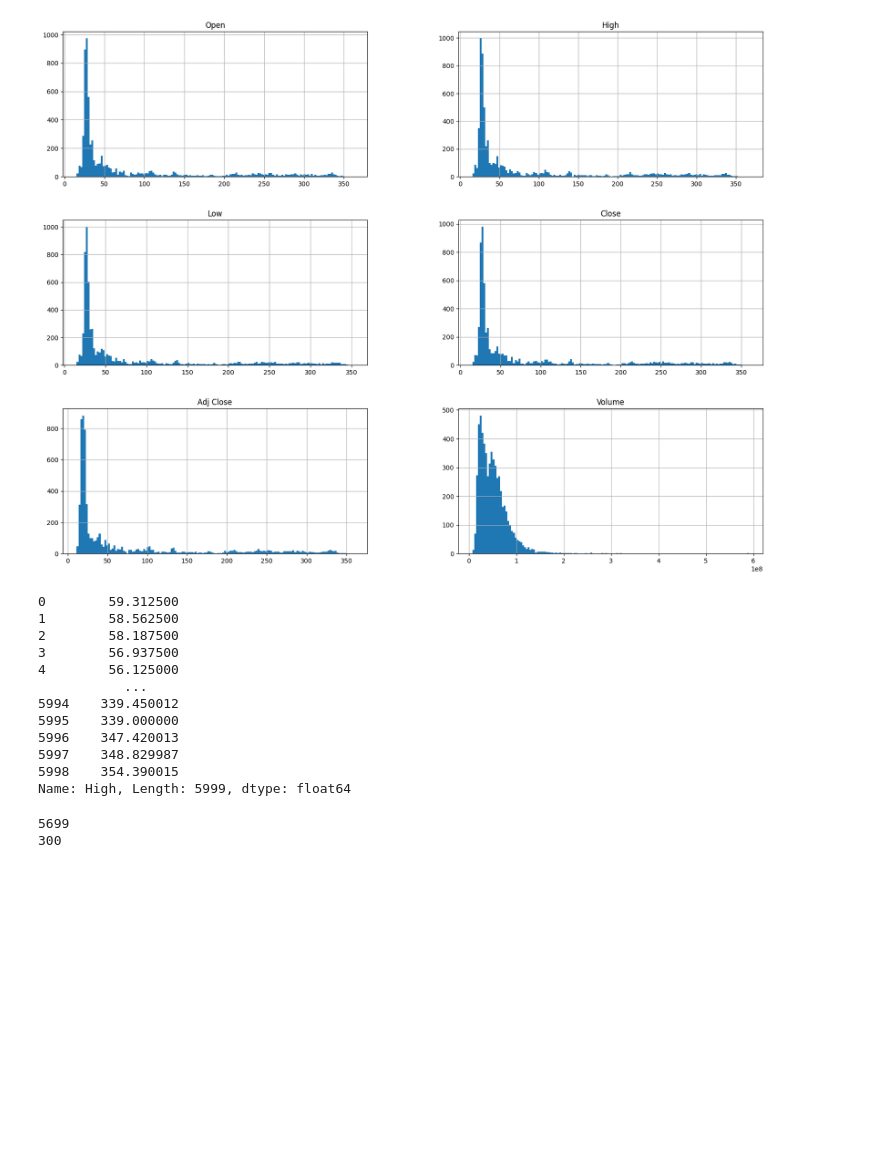
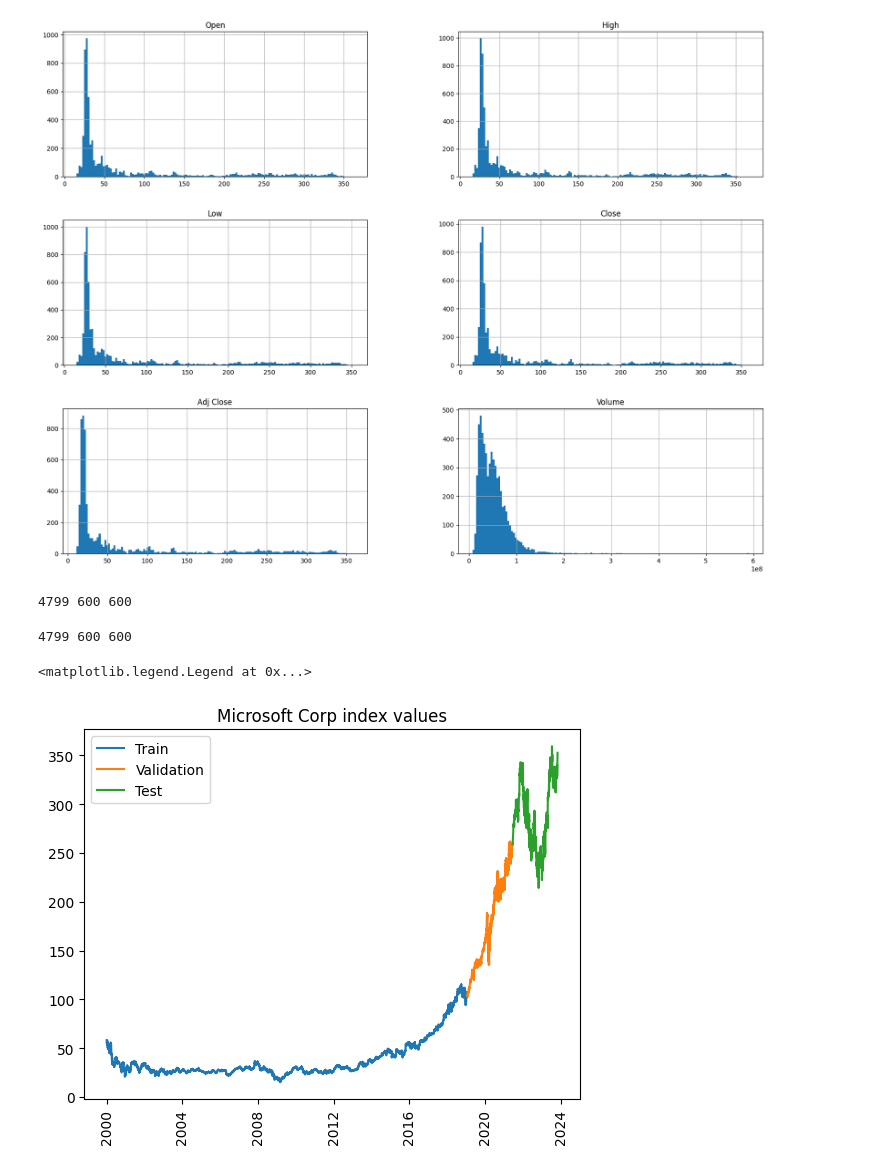
Before and after one commit to KaneZhao/deep-learning-assignments, a Jupyter notebook: assignment3/Assignment3.ipynb, the cells around one changed output. Saved outputs shown, nothing was run; the diff lists cells and outputs as text; code cells hidden in the pictures; blank space fills up the shorter version.

```diff
--- a/assignment3/Assignment3.ipynb
+++ b/assignment3/Assignment3.ipynb
@@ -59,36 +97,35 @@ data.hist(bins = 150, figsize = (20,15))
 plt.show()
 # %% [output]
 [figure]
-# %%
-df1 = data['High']
-df1
-# %% [output]
-0        59.312500
-1        58.562500
-2        58.187500
-3        56.937500
-4        56.125000
-           ...
-5994    339.450012
-5995    339.000000
-5996    347.420013
-5997    348.829987
-5998    354.390015
-Name: High, Length: 5999, dtype: float64
+# %%
+# df = data.drop([ 'Adj Close'], axis = 1).copy()
+df = data['Close']
 # %%
-import numpy as np
-from sklearn.preprocessing import MinMaxScaler
-scalar = MinMaxScaler(feature_range=(0,1))
-df1 = scalar.fit_transform(np.array(df1).reshape(-1,1))
+scaler = MinMaxScaler(feature_range=(0, 1))
+df = scaler.fit_transform(np.array(df).reshape(-1,1))
-# %%
-training_size = int(len(df1)*0.95)
-
-test_size = len(df1) - training_size
-
-train_data, test_data = df1[0:training_size,:], df1[training_size:,:]
-
-print(len(train_data))
-print(len(test_data))
-# %% [output]
-5699
-300
+# %%
+
+training_size = round((df.shape[0]*0.1)*8)
+validation_size = round((df.shape[0]*0.1)*9)
+test_size = round((df.shape[0]))
+print(training_size,validation_size-training_size,test_size-validation_size)
+# %% [output]
+4799 600 600
+# %%
+data_training = df[:training_size, :]
+data_validation = df[training_size:validation_size, :]
+data_test =df[validation_size:test_size, :]
+# %%
+print(data_training.shape[0], data_validation.shape[0], data_test.shape[0])
+# %% [output]
+4799 600 600
+# %%
+plt.plot(data_training.index, data_training.Close)
+plt.plot(data_validation.index, data_validation.Close)
+plt.plot(data_test.index, data_test.Close)
+plt.title("Microsoft Corp index values")
+plt.xticks(rotation=90)
+plt.legend(['Train', 'Validation', 'Test'])
+# %% [output]
+<matplotlib.legend.Legend at 0x...>
+[figure, added]
```
Also changed, not shown: parts of 18 cells of this notebook.
